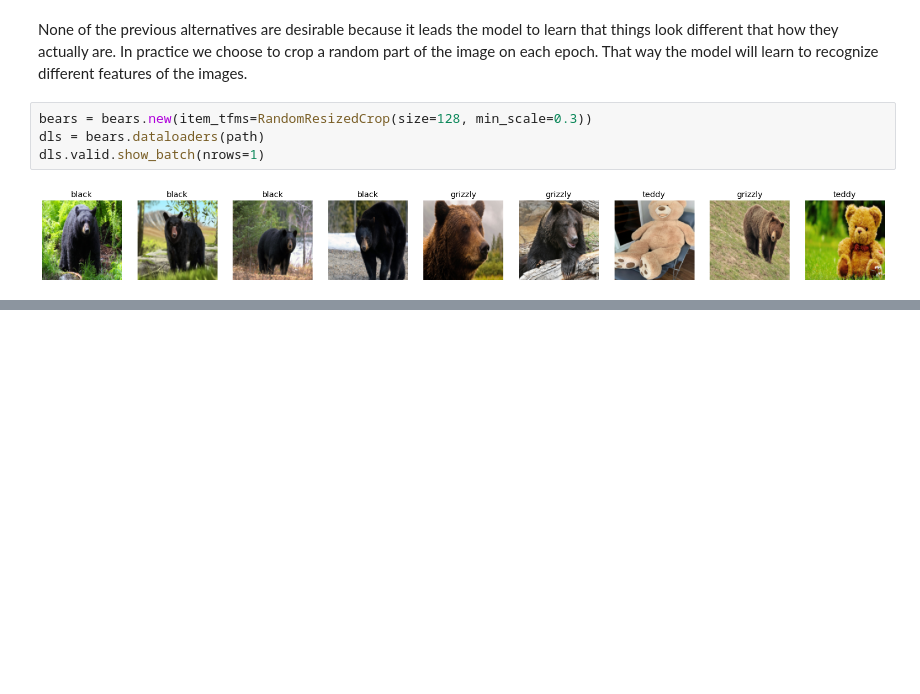
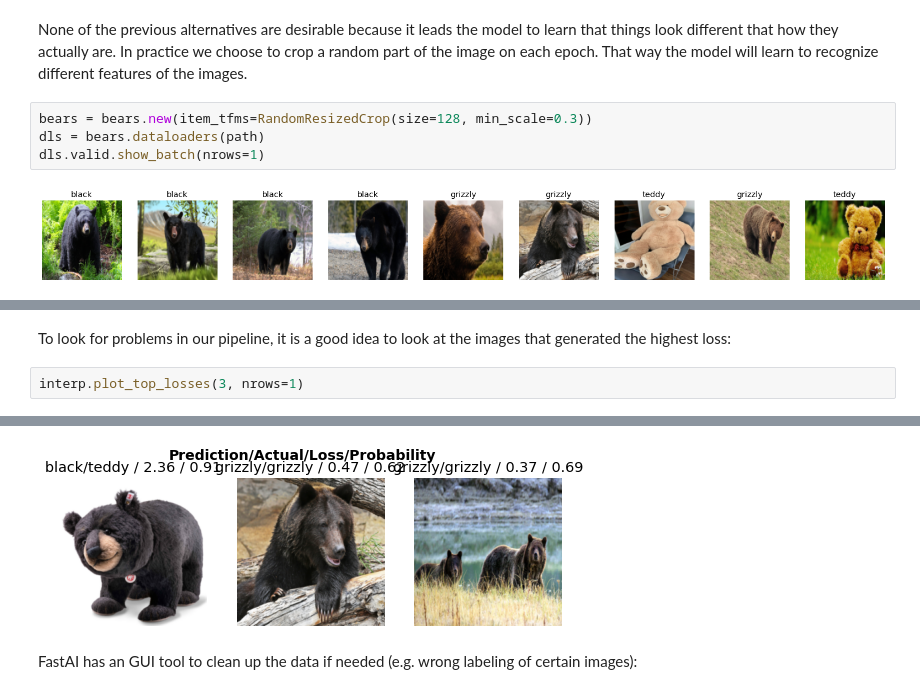
Before and after one commit to felipevaldes/FastAI, a Jupyter notebook: production.ipynb, the cells around one changed output, grey strips where cells are left out. Cells and saved outputs as stored; diff of their text form; blank space fills up the shorter version.

```diff
--- a/production.ipynb
+++ b/production.ipynb
@@ -118,0 +160,5 @@ dls.valid.show_batch(nrows=1)
+# %% [markdown]
+To look for problems in our pipeline, it is a good idea to look at the images that generated the highest loss:
+# %%
+interp.plot_top_losses(3, nrows=1)
+# %% [output]
@@ -118,0 +166,3 @@ dls.valid.show_batch(nrows=1)
+[figure, added]
+# %% [markdown]
+FastAI has an GUI tool to clean up the data if needed (e.g. wrong labeling of certain images):
```
Also changed, not shown: parts of 18 cells of this notebook.
